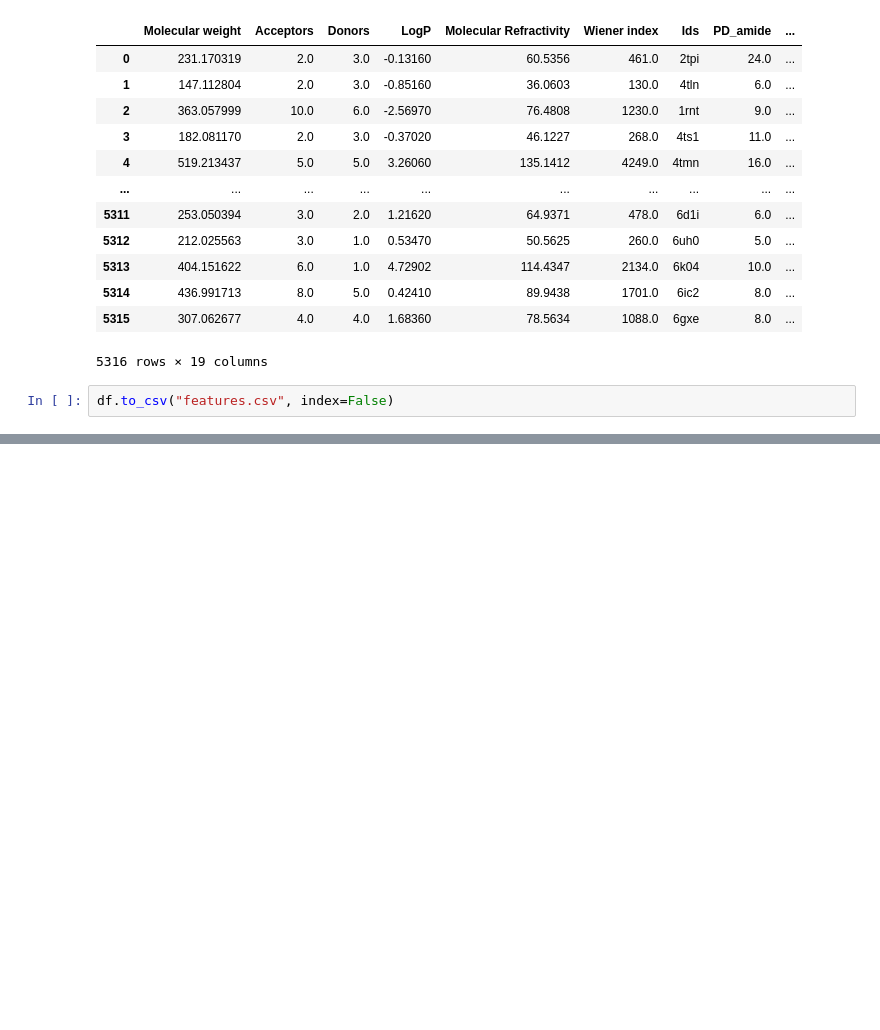
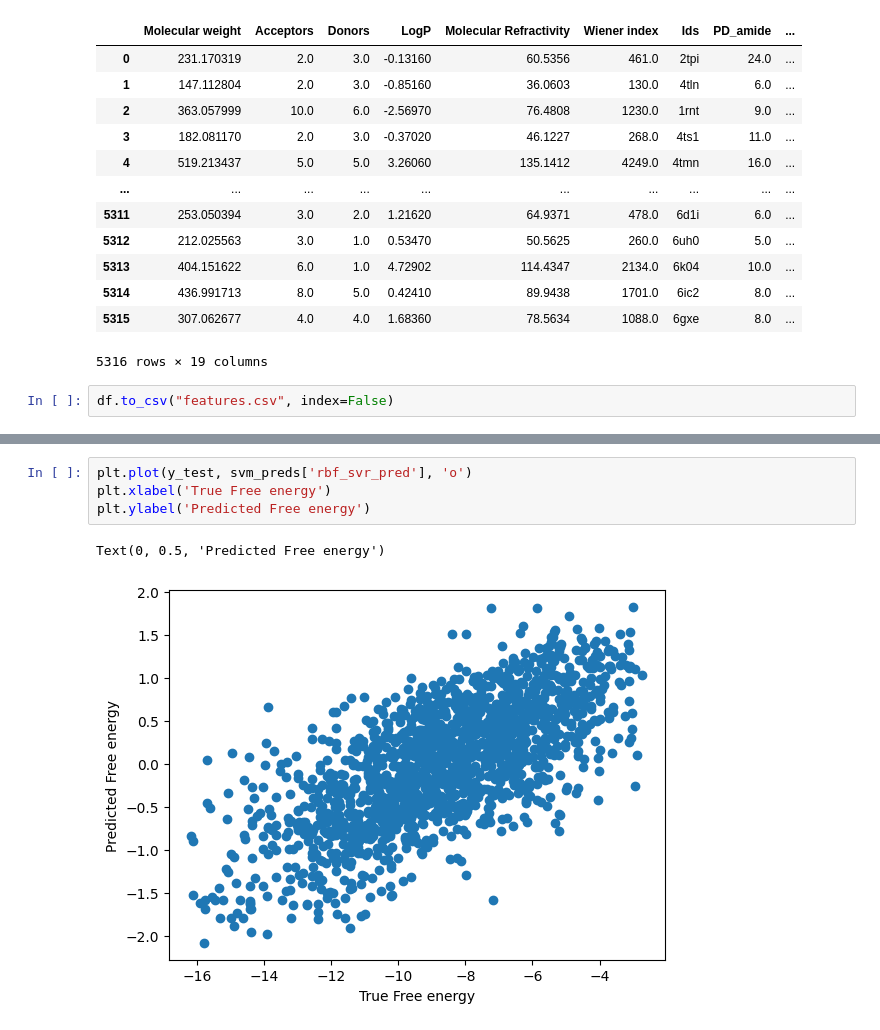
Before and after one commit to francoviscarra/BFE_ML, a Jupyter notebook: feature_calc/physicochemical_features.ipynb, the cells around one changed output, grey strips where cells are left out. Drawn from its saved outputs; the diff is of its cells as text; blank space fills up the shorter version.

```diff
--- a/feature_calc/physicochemical_features.ipynb
+++ b/feature_calc/physicochemical_features.ipynb
@@ -604,0 +657,7 @@ Error:
+# %%
+plt.plot(y_test, svm_preds['rbf_svr_pred'], 'o')
+plt.xlabel('True Free energy')
+plt.ylabel('Predicted Free energy')
+# %% [output]
+Text(0, 0.5, 'Predicted Free energy')
+[figure, added]
```
Also changed, not shown: parts of 15 cells of this notebook.
